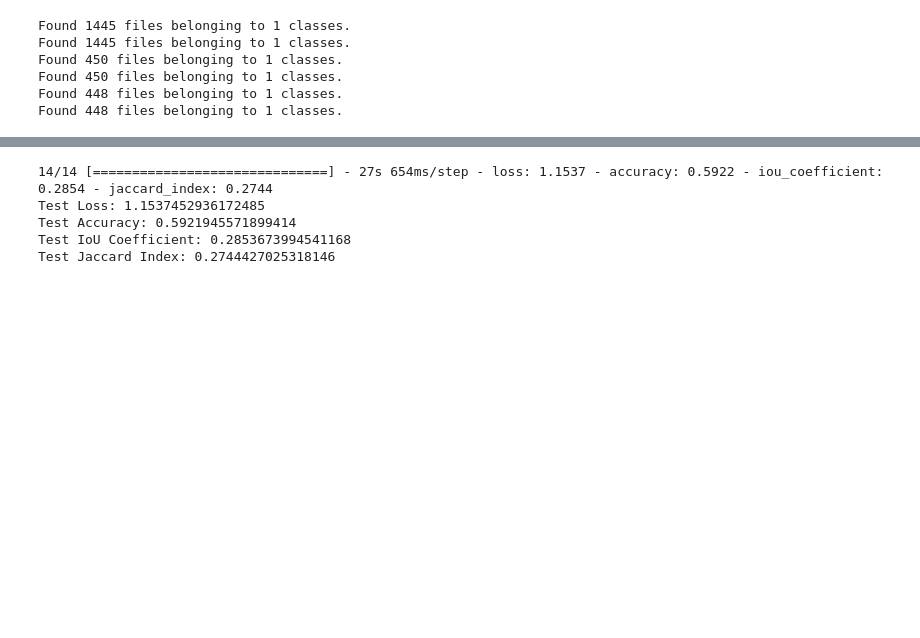
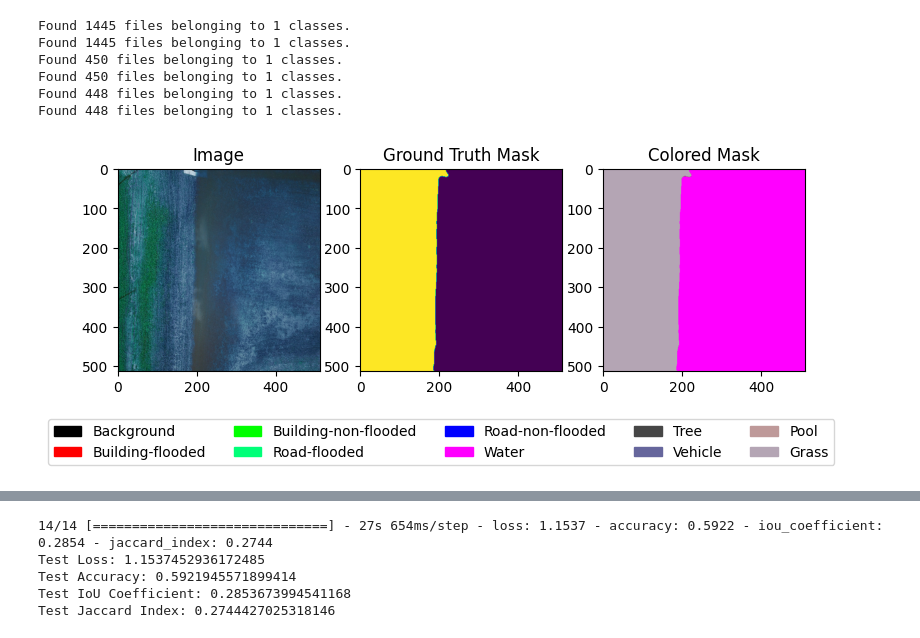
Before and after one commit to AbdulManaf12/Post-Flood-Disaster-Management, a Jupyter notebook: Segmentation/UNet training.ipynb, the cells around one changed output, grey strips where cells are left out. Drawn from its saved outputs; the diff is of its cells as text; code cells hidden in the pictures; blank space fills up the shorter version.

```diff
--- a/Segmentation/UNet training.ipynb
+++ b/Segmentation/UNet training.ipynb
@@ -23,8 +24,9 @@ from keras.utils import to_categorical, image_dataset_from_directory, plot_model
 from keras.callbacks import ModelCheckpoint, CSVLogger, EarlyStopping, ReduceLROnPlateau, TensorBoard
 from keras.layers import Input, Conv2D, MaxPooling2D, concatenate, Conv2DTranspose, Dropout
 # %%
-EPOCHS = 10
-BATCH_SIZE = 32
+EPOCHS = 5
+SEED = 42
+BATCH_SIZE = 8
 NUM_ClASSES = 10
 IMAGE_SIZE = 512
 INPUT_SIZE = (IMAGE_SIZE, IMAGE_SIZE, 3)
@@ -128,7 +143,7 @@ def load_combined_generator(image_path, mask_path, batch_size, image_size):
         labels=None,
         batch_size=batch_size,
         image_size=(image_size, image_size),
-        shuffle=True,
+        shuffle=False,
         seed=42,
         label_mode=None,
         color_mode="rgb"
@@ -139,7 +154,7 @@ def load_combined_generator(image_path, mask_path, batch_size, image_size):
         labels=None,
         batch_size=batch_size,
         image_size=(image_size, image_size),
-        shuffle=True,
+        shuffle=False,
         seed=42,
         label_mode=None,
         color_mode="grayscale"
@@ -180,6 +195,37 @@ Found 450 files belonging to 1 classes.
 Found 450 files belonging to 1 classes.
 Found 448 files belonging to 1 classes.
 Found 448 files belonging to 1 classes.
+# %%
+img, ground_truth_mask = (next(iter(test_generator.take(1)))[0][0]).numpy(), (next(iter(test_generator.take(1)))[1][0]).numpy()
+
+ground_truth_mask = tf.argmax(ground_truth_mask, axis=-1)
+ground_truth_mask = tf.cast(ground_truth_mask, dtype=tf.float32)
+
+
+
+plt.figure(figsize=(12, 6))
+
+plt.subplot(1, 4, 1)
+plt.imshow(cv2.cvtColor(img, cv2.COLOR_BGR2RGB))
+plt.title('Image')
+
+plt.subplot(1, 4, 2)
+plt.imshow(ground_truth_mask, cmap='viridis')
+plt.title('Ground Truth Mask')
+
+plt.subplot(1, 4, 3)
+mask_colored = np.zeros_like(img, dtype=np.uint8)
+for class_name, class_idx in class_map.items():
+    color = color_map[class_name]
+    mask_indices = np.where(ground_truth_mask == class_idx)
+    mask_colored[mask_indices[0], mask_indices[1], :] = color
+plt.imshow(cv2.cvtColor(mask_colored, cv2.COLOR_BGR2RGB))
+plt.title('Colored Mask')
+
+plt.legend(handles, labels, bbox_to_anchor =(-0.8,-0.5), loc='lower center', ncol=5)
+plt.show()
+# %% [output]
+[figure, added]
 # %%
 def build_unet(img_shape, height=4000, width=3000, channel=3, n_classes=10):
     # input layer shape is equal to patch image size
```
Also changed, not shown: parts of 6 cells of this notebook.
